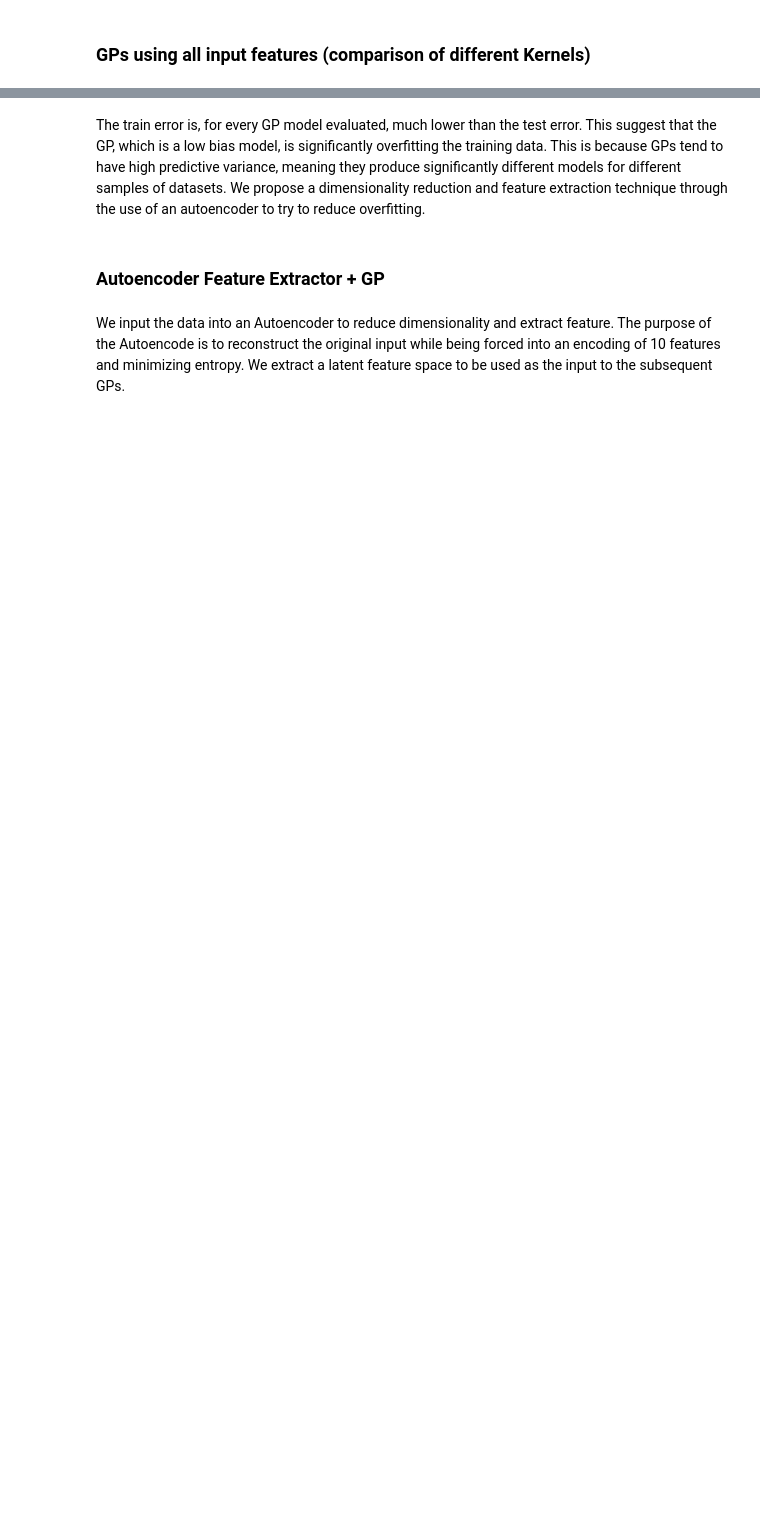
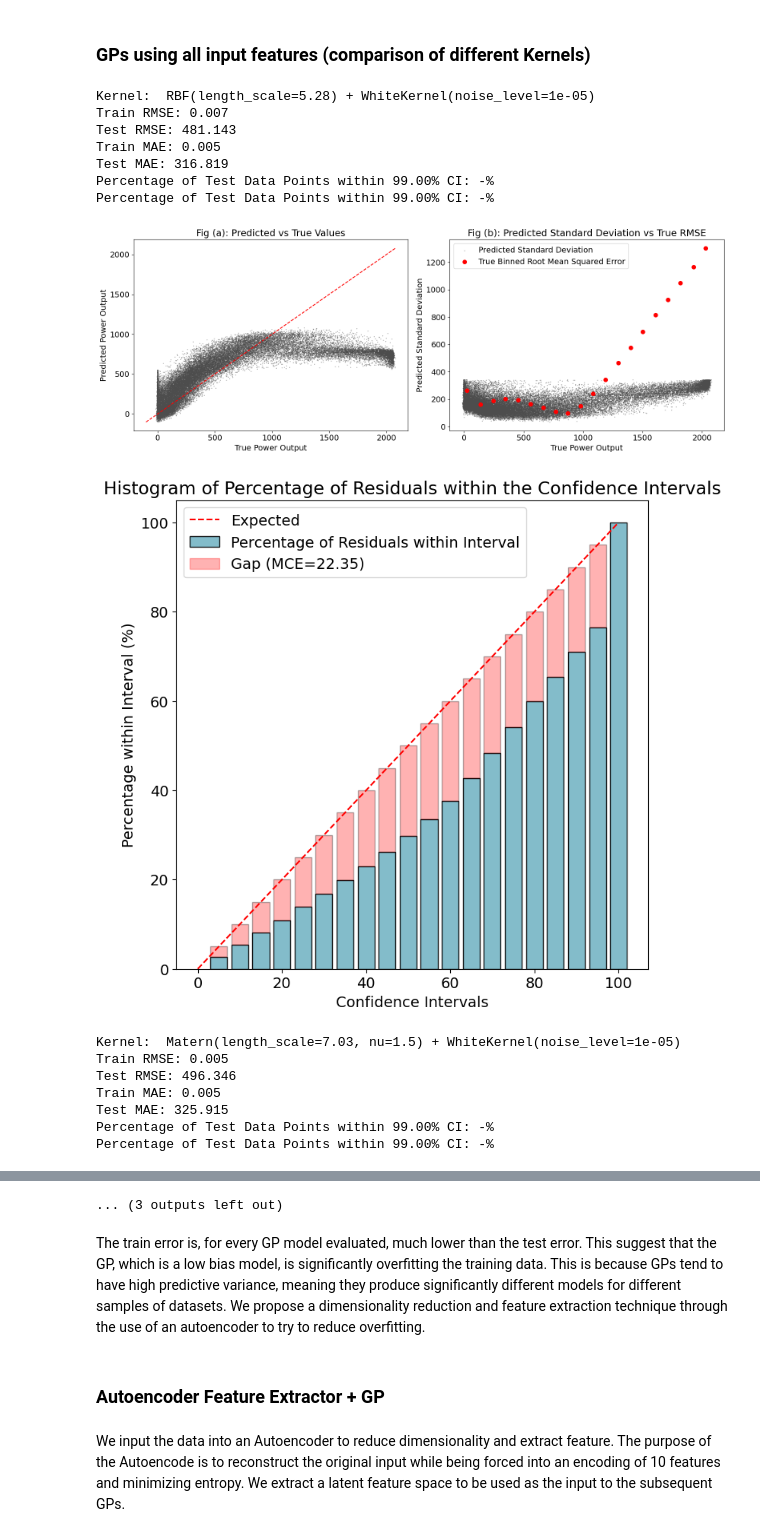
Before and after one commit to filofiocchi02/fyp, a Jupyter notebook: GP_experiment.ipynb, the cells around one changed output, grey strips where cells are left out. Cells and saved outputs as stored; diff of their text form; code cells hidden in the pictures; blank space fills up the shorter version.

```diff
--- a/GP_experiment.ipynb
+++ b/GP_experiment.ipynb
@@ -524,12 +458,0 @@ NameError: name 'plot_confidence_interval_histogram' is not defined
-# %%
-# We select an RBF kernel with additional Gaussian measurement noise on the training observations given by a White kernel
-kernel = 1 * RBF(length_scale=1.0, length_scale_bounds=(1e-2, 1e2)) + WhiteKernel()
-gp = GaussianProcessRegressor(kernel=kernel, n_restarts_optimizer=9, normalize_y=True, random_state=42, alpha=1e-4)
-gp.fit(X_train_scaled, y_train)
-
-print("After training the kernel hyperparameters are: ", gp.kernel_)
-# %%
-y_train_pred, y_train_stddevs = gp.predict(X_train_scaled, return_std=True)
-y_test_pred, y_test_stddevs = gp.predict(X_test_scaled, return_std=True)
-
-evaluate_metrics(y_train, y_test, y_train_pred, y_test_pred)
@@ -542,26 +461,44 @@ plot_confidence_interval_scatter(y_test_pred, y_test_stddevs, y_test, bins=20)
 # %%
 kernels = [
     RBF(length_scale=1.0, length_scale_bounds=(1e-2, 1e2)),
     Matern(length_scale=1.0, length_scale_bounds=(1e-2, 1e2)),
     RationalQuadratic(length_scale=1.0, alpha=1.0),
     DotProduct(sigma_0=1.0),
     ExpSineSquared(length_scale=1.0, periodicity=1.0),
 ]
 
 with warnings.catch_warnings():
     warnings.simplefilter("ignore")
 
     # Create and fit the GP model with each kernel
     for kernel in kernels:
         gp = GaussianProcessRegressor(kernel=kernel + WhiteKernel(), n_restarts_optimizer=9, normalize_y=True, random_state=42)
-        gp.fit(X_train_scaled, y_train)
+        gp.fit(X_train_sample, y_train_sample)
 
         print("Kernel: ", str(gp.kernel_))
-        y_train_pred, y_train_stddevs = gp.predict(X_train_scaled, return_std=True)
-        y_test_pred, y_test_stddevs = gp.predict(X_test_scaled, return_std=True)
+        y_train_pred, y_train_stddevs = gp.predict(X_train_sample, return_std=True)
+        y_test_pred, y_test_stddevs = gp.predict(X_test, return_std=True)
 
-        evaluate_metrics(y_train, y_test, y_train_pred, y_test_pred)
         file_suffix = str(gp.kernel_).split('(')[0]
-        plot_means_variances(y_test, y_test_pred, y_test_stddevs, file_suffix)
-        plot_confidence_interval_scatter(y_test_pred, y_test_stddevs, y_test, file_suffix, bins=20)
+
+        evaluate_and_save_metrics(file_suffix, y_train_sample, y_test, y_train_pred, y_test_pred, ci=CONFIDENCE_INTERVAL)
+        plot_means_variances(y_test, y_test_pred, y_test_stddevs, save_path=f"figures/{file_suffix}/preds.png")
+        plot_confidence_interval_bar(y_test_pred, y_test_stddevs, y_test, bins=20, save_path=f"figures/{file_suffix}/cis.png")
         print("\n")
+# %% [output]
+Kernel:  RBF(length_scale=5.28) + WhiteKernel(noise_level=1e-05)
+Train RMSE: 0.007
+Test RMSE: 481.143
+Train MAE: 0.005
+Test MAE: 316.819
+Percentage of Test Data Points within 99.00% CI: -%
+Percentage of Test Data Points within 99.00% CI: -%
+[figure, added]
+[figure, added]
+Kernel:  Matern(length_scale=7.03, nu=1.5) + WhiteKernel(noise_level=1e-05)
+Train RMSE: 0.005
+Test RMSE: 496.346
+Train MAE: 0.005
+Test MAE: 325.915
+Percentage of Test Data Points within 99.00% CI: -%
+Percentage of Test Data Points within 99.00% CI: -%
@@ -568,3 +525,4 @@ with warnings.catch_warnings():
+... (3 outputs left out)
 # %% [markdown]
 The train error is, for every GP model evaluated, much lower than the test error. This suggest that the GP, which is a low bias model, is significantly overfitting the training data. This is because GPs tend to have high predictive variance, meaning they produce significantly different models for different samples of datasets. We propose a dimensionality reduction and feature extraction technique through the use of an autoencoder to try to reduce overfitting.
 # %% [markdown]
```
Also changed, not shown: parts of 51 cells of this notebook, 3 other files.
